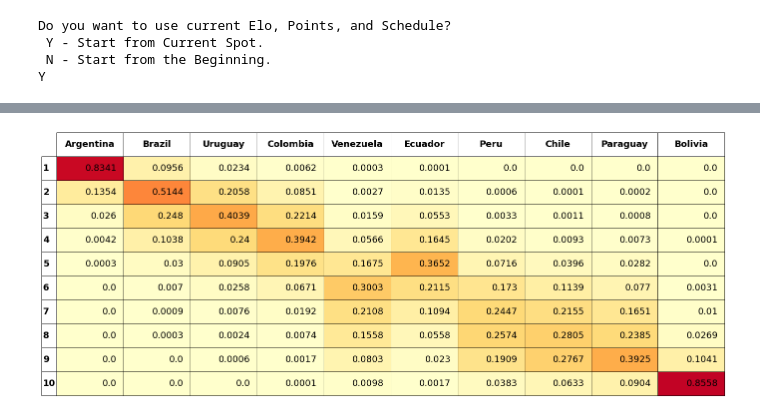
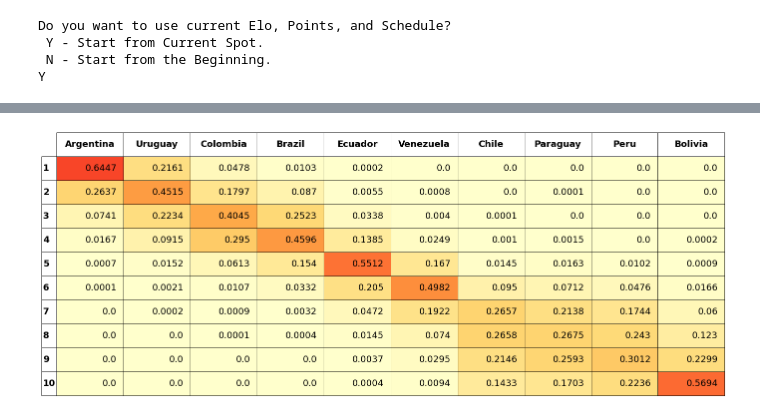
Before and after one commit to thomasgaudin-astro/soccer_code, a Jupyter notebook: CONMEBOL Qualifying.ipynb, the cells around one changed output, grey strips where cells are left out. Cells and saved outputs as stored; diff of their text form; code cells hidden in the pictures.

```diff
--- a/CONMEBOL Qualifying.ipynb
+++ b/CONMEBOL Qualifying.ipynb
@@ -75,12 +76,12 @@ for iteration in range(iterations):
         away_wp = TM.davidson_away_wp(home_we, away_we, theta)
         draw_wp = TM.davidson_tie_prob(home_we, away_we, theta)
 
-        group_table = TM.play_gs_match_neutral(quals_group_table, home_team, home_we, home_elo, home_wp,
+        quals_group_table = TM.play_gs_match_neutral(quals_group_table, home_team, home_we, home_elo, home_wp,
                           away_team, away_we, away_elo, away_wp, draw_wp)
 
-        for team in quals_group_table.index:
-            team_points = quals_group_table.loc[team, 'Points']
-            total_table.loc[team, 'Points'] += team_points
+    for team in quals_group_table.index:
+        team_points = quals_group_table.loc[team, 'Points']
+        total_table.loc[team, 'Points'] += team_points
 
     ranked_group_tab = quals_group_table.sort_values(by='Points', ascending=False)
     ranked_group_tab['Rank'] = quals_group_table['Points'].rank(method='max', ascending = False)
@@ -132,7 +133,13 @@ table = ax.table(cellText=sorted_finish.values, cellColours=plt.cm.YlOrRd(sorted
                  loc='center')
 table.auto_set_font_size(False)
 table.set_fontsize(18)
-table.scale(2, 4)
+table.scale(3, 5)
+
+table_props = table.properties()
+table_cells = table_props['children']
+for cell in table_cells:
+    if sum(cell.properties()['facecolor']) < sum(cl.to_rgba('0.4')):
+        cell.get_text().set_color('white')
 
 # ab = AnnotationBbox(getImage("./country-flags-main/png1000px/ar.png"), (200, 1837),
 #                     frameon=False, xycoords='figure points')
@@ -154,28 +161,37 @@ plt.show()
 # %%
+sorted_pct_fin = sorted_pct_fin.reindex(columns=['Argentina', 'Uruguay', 'Colombia', 'Brazil', 'Ecuador',
+                                'Venezuela', 'Chile', 'Paraguay', 'Peru', 'Bolivia'])
+
 fig, ax = plt.subplots(1, 1, facecolor='white')
 ax.axis('off')
 ax.axis('tight')
 table = ax.table(cellText=sorted_pct_fin.values, cellColours=plt.cm.YlOrRd(sorted_pct_fin.values),
                  rowLabels=sorted_pct_fin.index, colLabels=sorted_pct_fin.columns,
                  loc='center')
 table.auto_set_font_size(False)
 table.set_fontsize(18)
 table.scale(4, 4)
+
+table_props = table.properties()
+table_cells = table_props['children']
+for cell in table_cells:
+    if sum(cell.properties()['facecolor']) < sum(cl.to_rgba('0.4')):
+        cell.get_text().set_color('white')
 
 # ab = AnnotationBbox(getImage("./country-flags-main/png1000px/ar.png"), (200, 1837),
 #                     frameon=False, xycoords='figure points')
 # ax.add_artist(ab)
 
 
 for val in range(0,10):
     head = table[0,val]
     head.set_text_props(fontsize=18, fontweight='bold', verticalalignment='center')
 
 for val in range(1,11):
     head = table[val,-1]
     head.set_text_props(fontsize=18, fontweight='bold', verticalalignment='center')
 
 
 plt.show()
 # %% [output]
-[figure, old version]
+[figure, new version]
```
Also changed, not shown: parts of 2 cells of this notebook, 4 other files.
